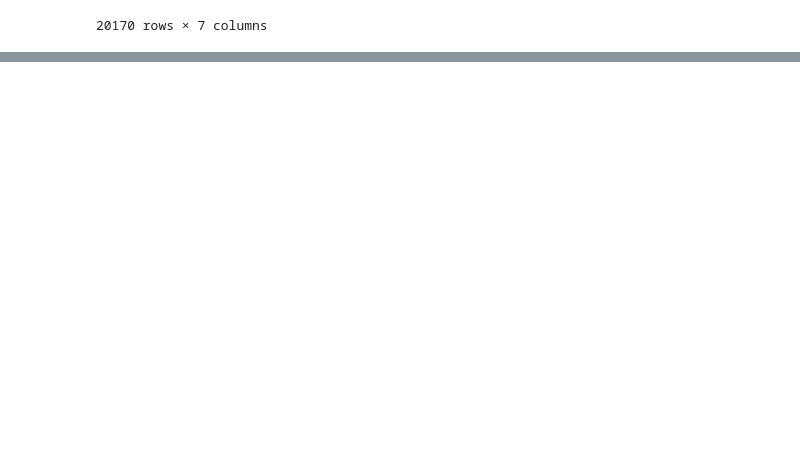
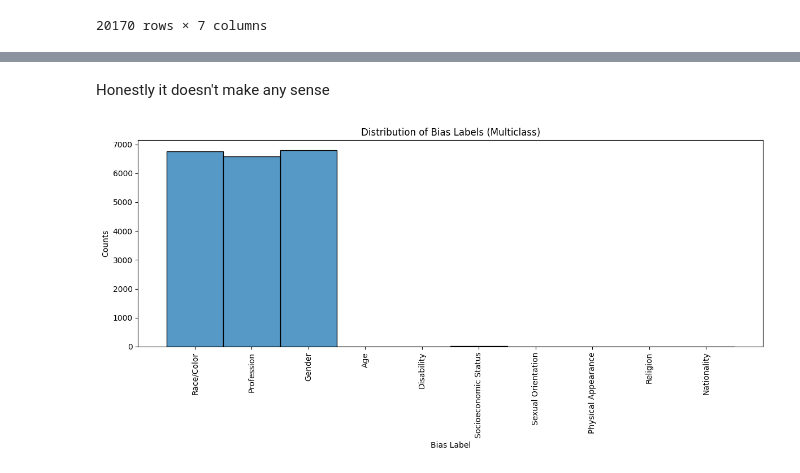
Before and after one commit to MostHumble/LUMA-unbias, a Jupyter notebook: notebooks/bias_detection.ipynb, the cells around one changed output, grey strips where cells are left out. Cells and saved outputs as stored; diff of their text form; code cells hidden in the pictures; blank space fills up the shorter version.

Commit message:
finish viz multiclass, honestly just more confusing

```diff
--- a/notebooks/bias_detection.ipynb
+++ b/notebooks/bias_detection.ipynb
@@ -146,5 +144,5 @@ data_sorted
 # %%
-if os.path.exists('binary_classification_results.csv'):
+try:
     data_sorted = pd.read_csv('binary_classification_results.csv')
-else:
-  print('file not found, run the inference first')
+except Exception as e:
+    print(e, '\ndata likely not found, run the inferece of the binary classification first')
@@ -352,0 +344,5 @@ drive.mount('/content/drive')
+# %%
+try:
+    data = pd.read_csv('multiclass_bias.csv')
+except Exception as e:
+    print(e, '\ndata likely not found, run the inferece of the binary classification first')
@@ -352,0 +368,2 @@ drive.mount('/content/drive')
+# %%
+data['bias_label_multiclass'] = data['multiclass_bias'].apply(lambda x: id2label[eval(x)['label']])
@@ -352,0 +388,14 @@ drive.mount('/content/drive')
+# %% [markdown]
+Honestly it doesn't make any sense
+# %%
+# Create the log distribution plot
+plt.figure(figsize=(12, 6))
+sns.histplot(data, x="bias_label_multiclass")  # Log scale on y-axis (counts)
+plt.xticks(rotation=90)  # Rotate x-axis labels for better readability
+plt.xlabel("Bias Label")
+plt.ylabel("Counts")
+plt.title("Distribution of Bias Labels (Multiclass)")
+plt.tight_layout()
+plt.show()
+# %% [output]
+[figure, added]
```
Also changed, not shown: parts of 17 cells of this notebook.
